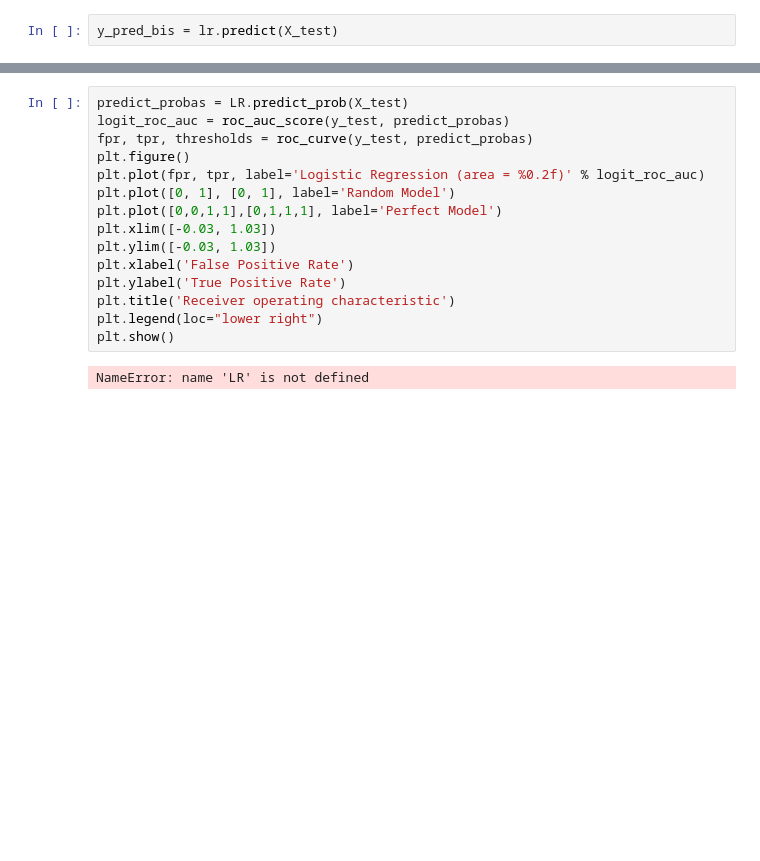
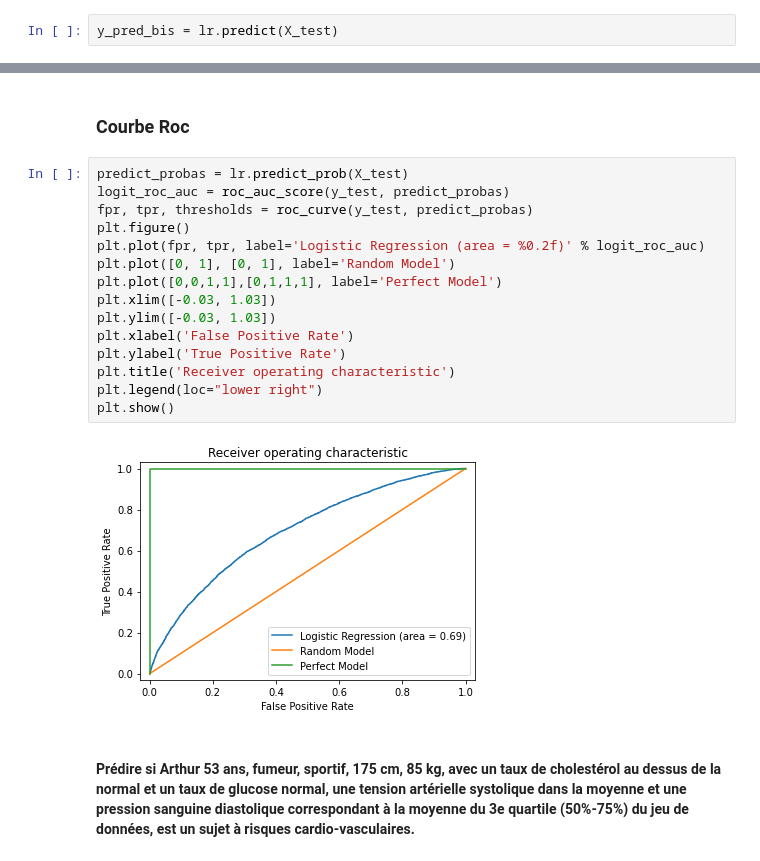
Before and after one commit to eltarr-kawther/-Cardiovascular-Risks, a Jupyter notebook: cardio_vasc.ipynb, the cells around one changed output, grey strips where cells are left out. Drawn from its saved outputs; the diff is of its cells as text; blank space fills up the shorter version.

```diff
--- a/cardio_vasc.ipynb
+++ b/cardio_vasc.ipynb
@@ -305,20 +306,24 @@ print(classification_report(y_test, y_pred_bis))
     accuracy                           0.64     17500
    macro avg       0.64      0.64      0.64     17500
 weighted avg       0.64      0.64      0.64     17500
+# %% [markdown]
+### Courbe Roc
 # %%
-predict_probas = LR.predict_prob(X_test)
+predict_probas = lr.predict_prob(X_test)
 logit_roc_auc = roc_auc_score(y_test, predict_probas)
 fpr, tpr, thresholds = roc_curve(y_test, predict_probas)
 plt.figure()
 plt.plot(fpr, tpr, label='Logistic Regression (area = %0.2f)' % logit_roc_auc)
 plt.plot([0, 1], [0, 1], label='Random Model')
 plt.plot([0,0,1,1],[0,1,1,1], label='Perfect Model')
 plt.xlim([-0.03, 1.03])
 plt.ylim([-0.03, 1.03])
 plt.xlabel('False Positive Rate')
 plt.ylabel('True Positive Rate')
 plt.title('Receiver operating characteristic')
 plt.legend(loc="lower right")
 plt.show()
 # %% [output]
-NameError: name 'LR' is not defined
+[figure, added]
+# %% [markdown]
+#### Prédire si Arthur 53 ans, fumeur, sportif, 175 cm, 85 kg, avec un taux de cholestérol au dessus de la normal et un taux de glucose normal, une tension artérielle systolique dans la moyenne et une pression sanguine diastolique correspondant à la moyenne du 3e quartile (50%-75%) du jeu de données, est un sujet à risques cardio-vasculaires.
```
Also changed, not shown: parts of 14 cells of this notebook, 1 other file.
